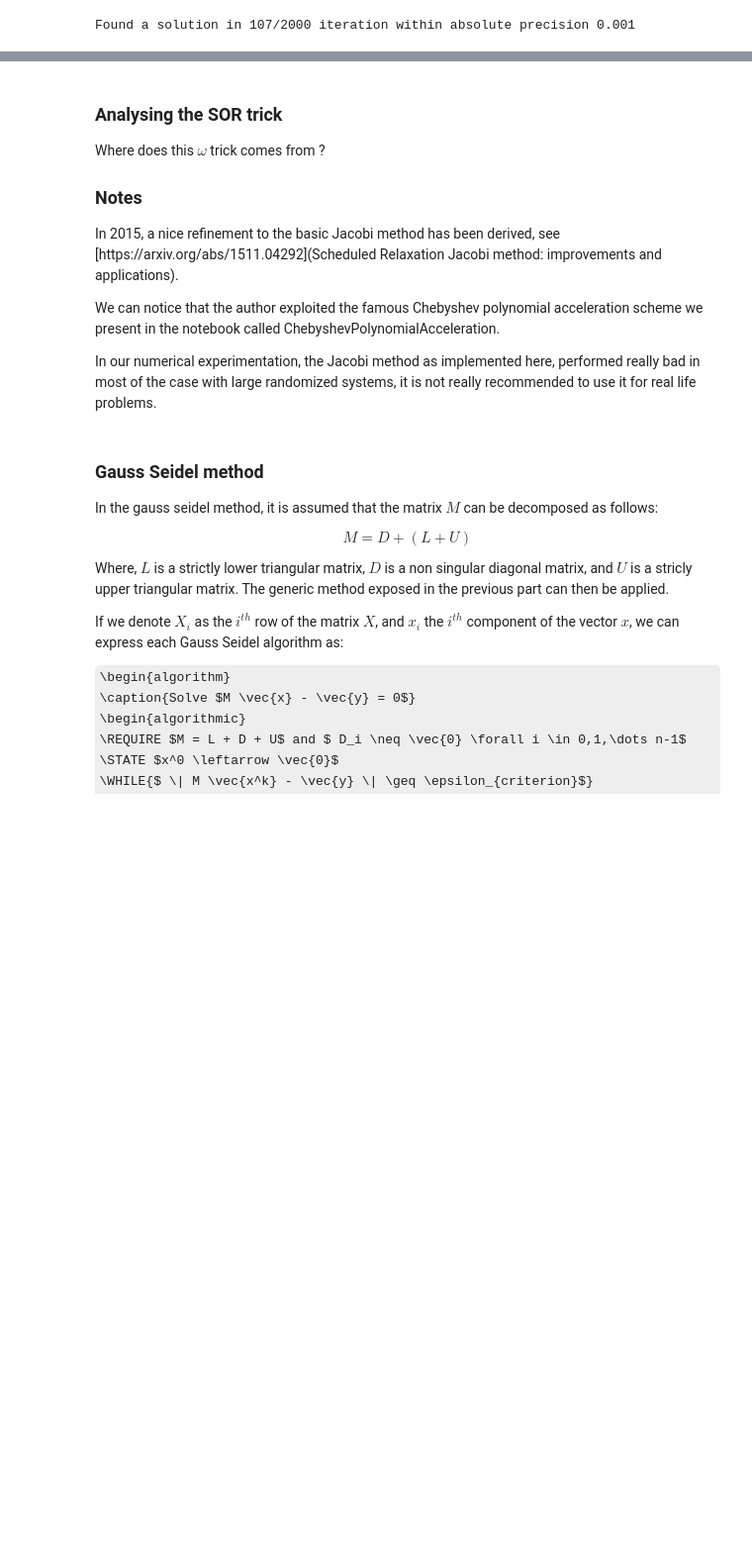
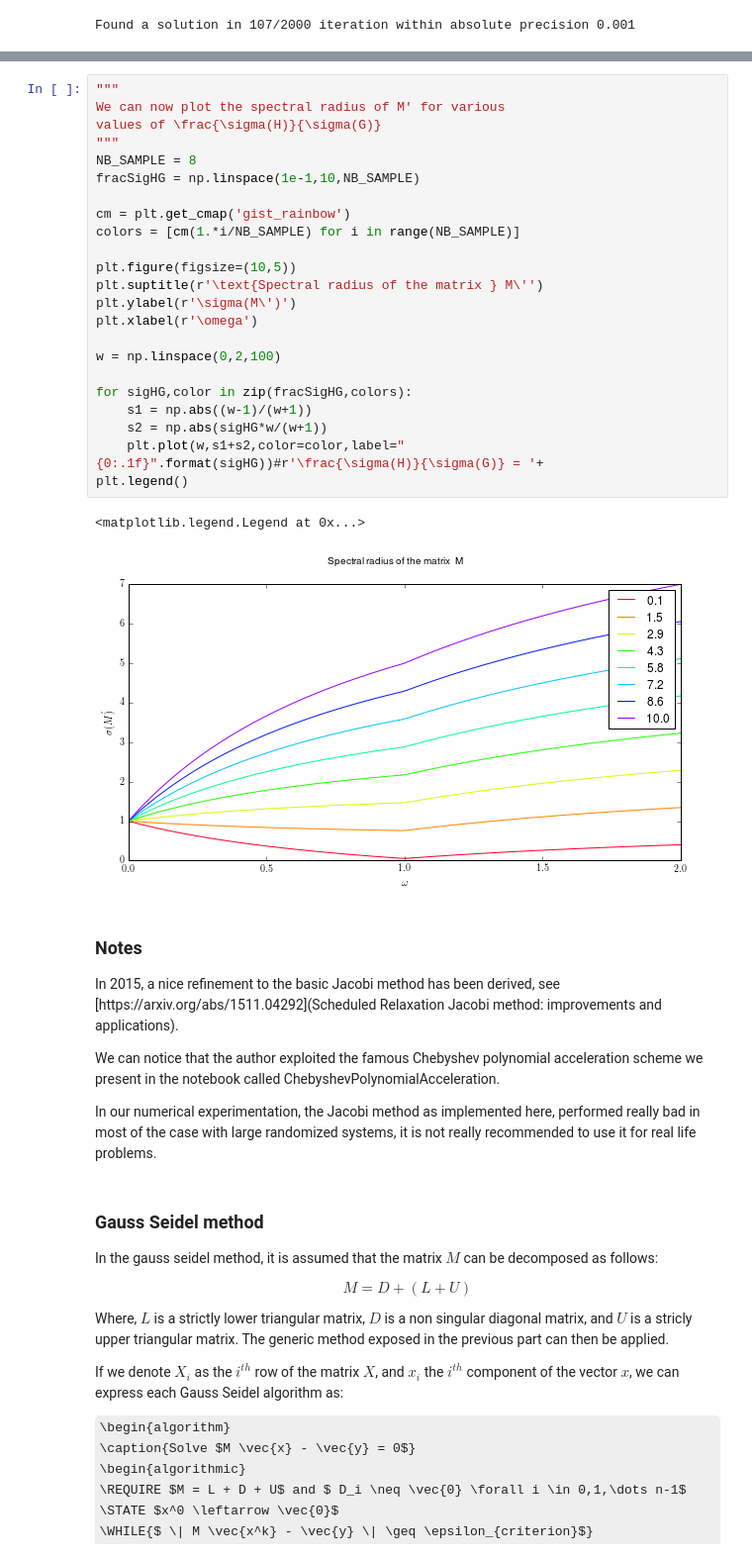
Before and after one commit to gnthibault/Optimisation-Python, a Jupyter notebook: FixedPointIterationsMethods.ipynb, the cells around one changed output, grey strips where cells are left out. Shown at 99% size. Saved outputs shown, nothing was run; the diff lists cells and outputs as text; some formulas as TeX source; blank space fills up the shorter version.

```diff
--- a/FixedPointIterationsMethods.ipynb
+++ b/FixedPointIterationsMethods.ipynb
@@ -181,9 +260,30 @@ Found a solution in 107/2000 iteration within absolute precision 0.001
+# %%
+"""
+We can now plot the spectral radius of M' for various
+values of \frac{\sigma(H)}{\sigma(G)}
+"""
+NB_SAMPLE = 8
+fracSigHG = np.linspace(1e-1,10,NB_SAMPLE)
+
+cm = plt.get_cmap('gist_rainbow')
+colors = [cm(1.*i/NB_SAMPLE) for i in range(NB_SAMPLE)]
+
+plt.figure(figsize=(10,5))
+plt.suptitle(r'\text{Spectral radius of the matrix } M\'')
+plt.ylabel(r'\sigma(M\')')
+plt.xlabel(r'\omega')
+
+w = np.linspace(0,2,100)
+
+for sigHG,color in zip(fracSigHG,colors):
+    s1 = np.abs((w-1)/(w+1))
+    s2 = np.abs(sigHG*w/(w+1))
+    plt.plot(w,s1+s2,color=color,label="{0:.1f}".format(sigHG))#r'\frac{\sigma(H)}{\sigma(G)} = '+
+plt.legend()
+# %% [output]
+<matplotlib.legend.Legend at 0x...>
+[figure, added]
 # %% [markdown]
-### Analysing the SOR trick
-
-Where does this $\omega$ trick comes from ?
-
-
 ### Notes
 
 In 2015, a nice refinement to the basic Jacobi method has been derived, see [https://arxiv.org/abs/1511.04292](Scheduled Relaxation Jacobi method: improvements and applications).
```
Also changed, not shown: parts of 6 cells of this notebook.
